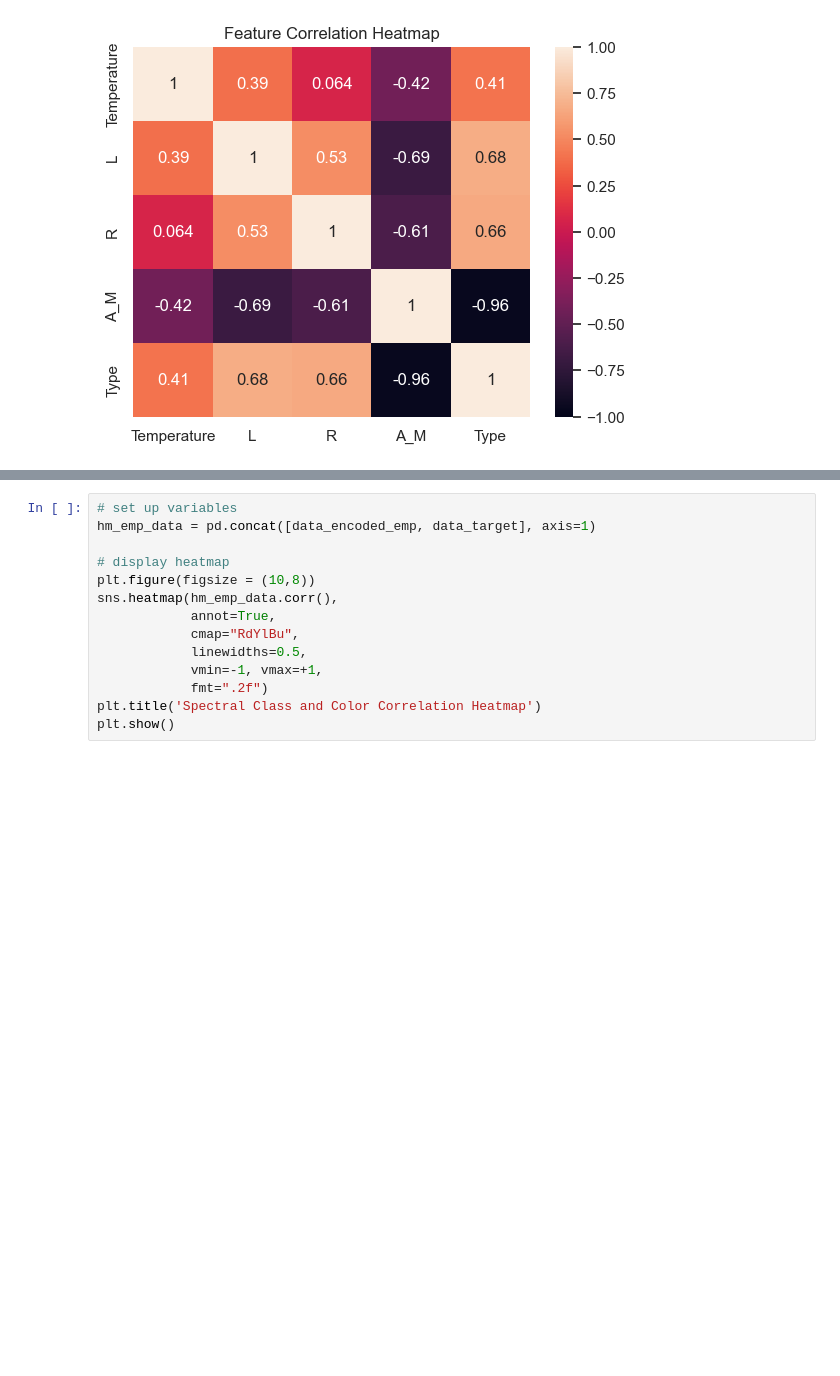
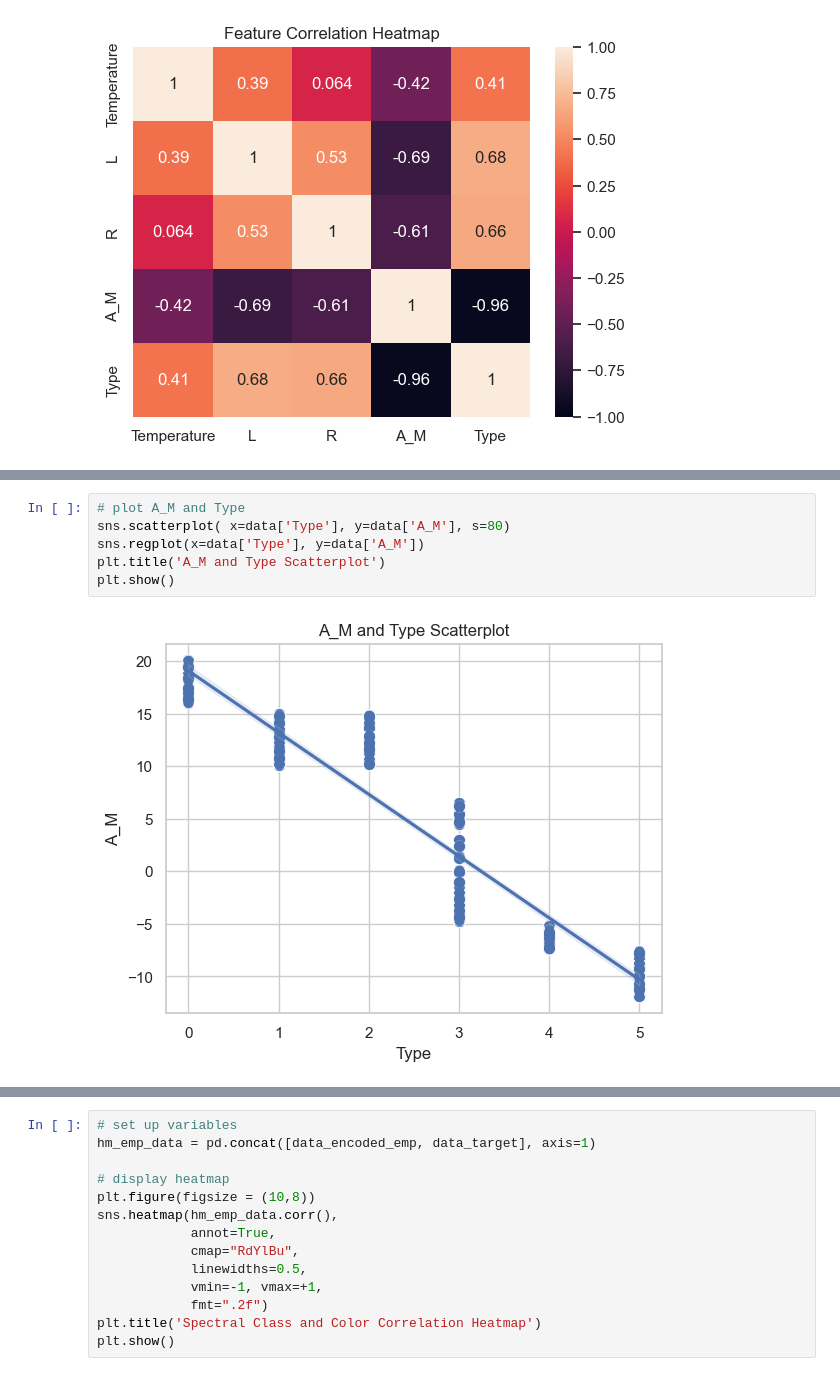
Before and after one commit to Crediteur/Jupyter-Notebooks, a Jupyter notebook: Star_Type_Classification/CM3005_Star_Classification.ipynb, the cells around one changed output, grey strips where cells are left out. Drawn from its saved outputs; the diff is of its cells as text; blank space fills up the shorter version.

```diff
--- a/Star_Type_Classification/CM3005_Star_Classification.ipynb
+++ b/Star_Type_Classification/CM3005_Star_Classification.ipynb
@@ -385,0 +412,8 @@ plt.show()
+# %%
+# plot A_M and Type
+sns.scatterplot( x=data['Type'], y=data['A_M'], s=80)
+sns.regplot(x=data['Type'], y=data['A_M'])
+plt.title('A_M and Type Scatterplot')
+plt.show()
+# %% [output]
+[figure, added]
```
Also changed, not shown: parts of 47 cells of this notebook.
